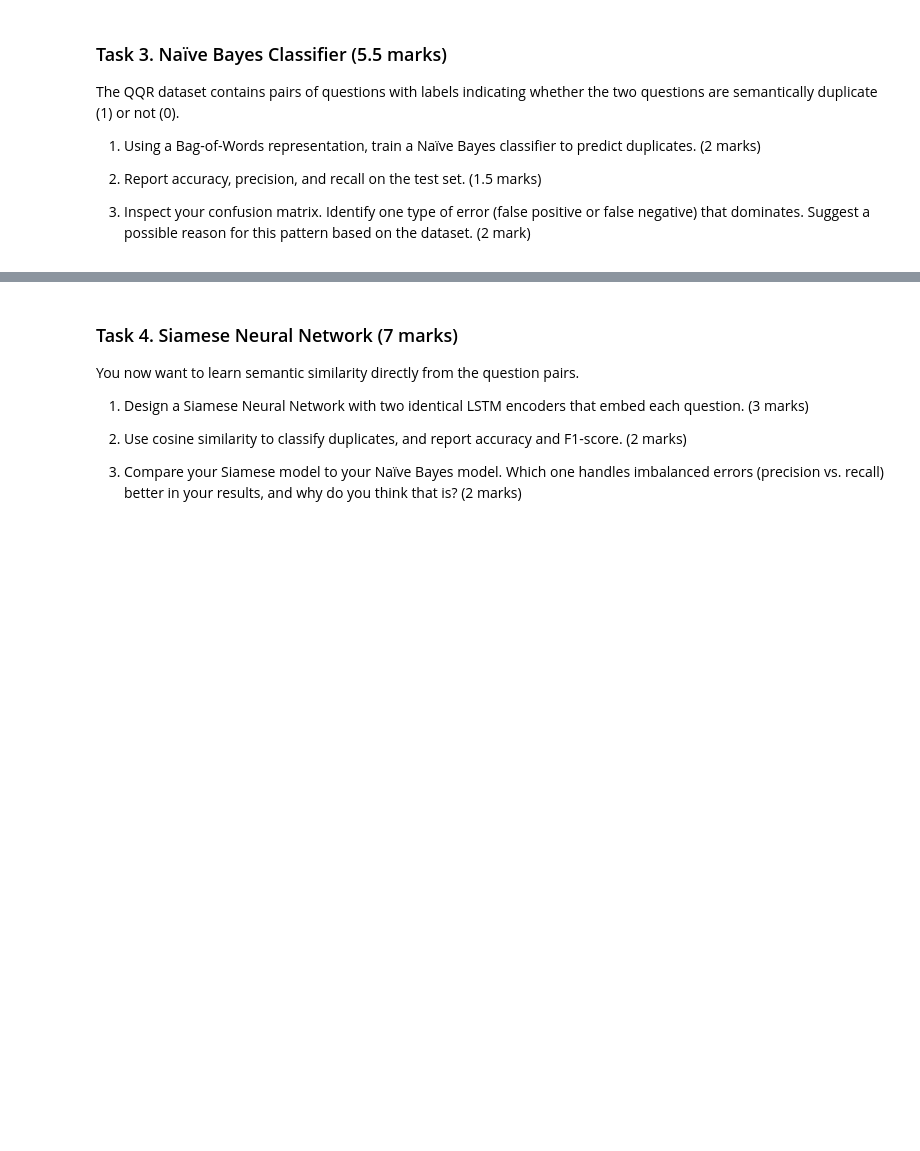
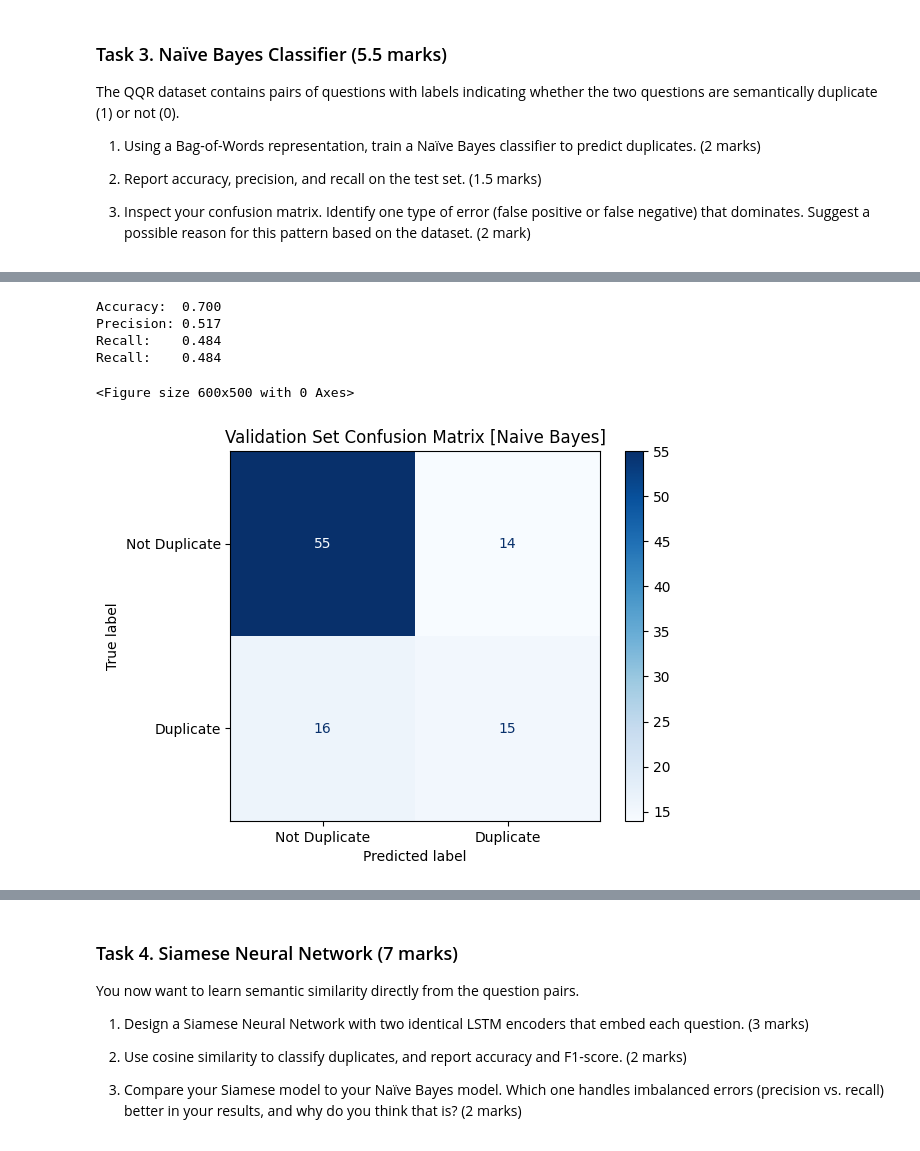
Before and after one commit to MaishaHaque/AI_for_Text, a Jupyter notebook: Assignment2.ipynb, the cells around one changed output, grey strips where cells are left out. Cells and saved outputs as stored; diff of their text form; code cells hidden in the pictures; blank space fills up the shorter version.

```diff
--- a/Assignment2.ipynb
+++ b/Assignment2.ipynb
@@ -372,3 +350,7 @@ ds = load_dataset("glue", "qqp")
 # Use validation set as our test; optionally create a smaller train subset for speed
 train_ds = ds["train"].select(range(Ntrain))
 eval_ds  = ds["validation"].select(range(Ntest))
+# %%
+split_train = train_ds.train_test_split(test_size=0.1, seed=42)
+train_ds = split_train["train"]
+val_ds = split_train["test"]
@@ -375,9 +374,11 @@ eval_ds  = ds["validation"].select(range(Ntest))
 # %%
 train_texts = [a + " [SEP] " + b for a, b in zip(train_ds["question1"], train_ds["question2"])]
-eval_texts  = [a + " [SEP] " + b for a, b in zip(eval_ds["question1"], eval_ds["question2"])]
+val_texts  = [a + " [SEP] " + b for a, b in zip(val_ds["question1"], val_ds["question2"])]
+test_texts  = [a + " [SEP] " + b for a, b in zip(eval_ds["question1"], eval_ds["question2"])]
 
 y_train = train_ds["label"]
-y_eval  = eval_ds["label"]
+y_val  = val_ds["label"]
+y_test  = eval_ds["label"]
 # %%
 train_texts[:5]
 # %% [output]
@@ -393,7 +410,7 @@ vectorizer = CountVectorizer()
 
 # Learn the vocabulary from training data, then transform both sets
 X_train = vectorizer.fit_transform(train_texts)
-X_eval  = vectorizer.transform(eval_texts)
+X_val  = vectorizer.transform(val_texts)
 
-print(X_train.shape, X_eval.shape)
+print(X_train.shape, X_val.shape)
 # %% [output]
@@ -408,3 +425,5 @@ from sklearn.naive_bayes import MultinomialNB
 
 nb = MultinomialNB()
 nb.fit(X_train, y_train)
+
+y_pred_val = nb.predict(X_val)
@@ -453,0 +430,29 @@ Recall:    0.400
+# %%
+from sklearn.metrics import accuracy_score, precision_score, recall_score, f1_score, confusion_matrix, ConfusionMatrixDisplay
+import matplotlib.pyplot as plt
+
+# Compute metrics
+acc = accuracy_score(y_val, y_pred_val)
+prec = precision_score(y_val, y_pred_val)
+rec = recall_score(y_val, y_pred_val)
+f1 = f1_score (y_val, y_pred_val)
+
+print(f"Accuracy:  {acc:.3f}")
+print(f"Precision: {prec:.3f}")
+print(f"Recall:    {rec:.3f}")
+print(f"Recall:    {rec:.3f}")
+
+cm = confusion_matrix(y_val, y_pred_val, labels=[0, 1])
+disp = ConfusionMatrixDisplay(confusion_matrix=cm, display_labels=["Not Duplicate", "Duplicate"])
+
+plt.figure(figsize=(6, 5))
+disp.plot(cmap='Blues')
+plt.title("Validation Set Confusion Matrix [Naive Bayes]")
+plt.show()
+# %% [output]
+Accuracy:  0.700
+Precision: 0.517
+Recall:    0.484
+Recall:    0.484
+<Figure size 600x500 with 0 Axes>
+[figure, added]
```
Also changed, not shown: parts of 61 cells of this notebook, 1 other file.
